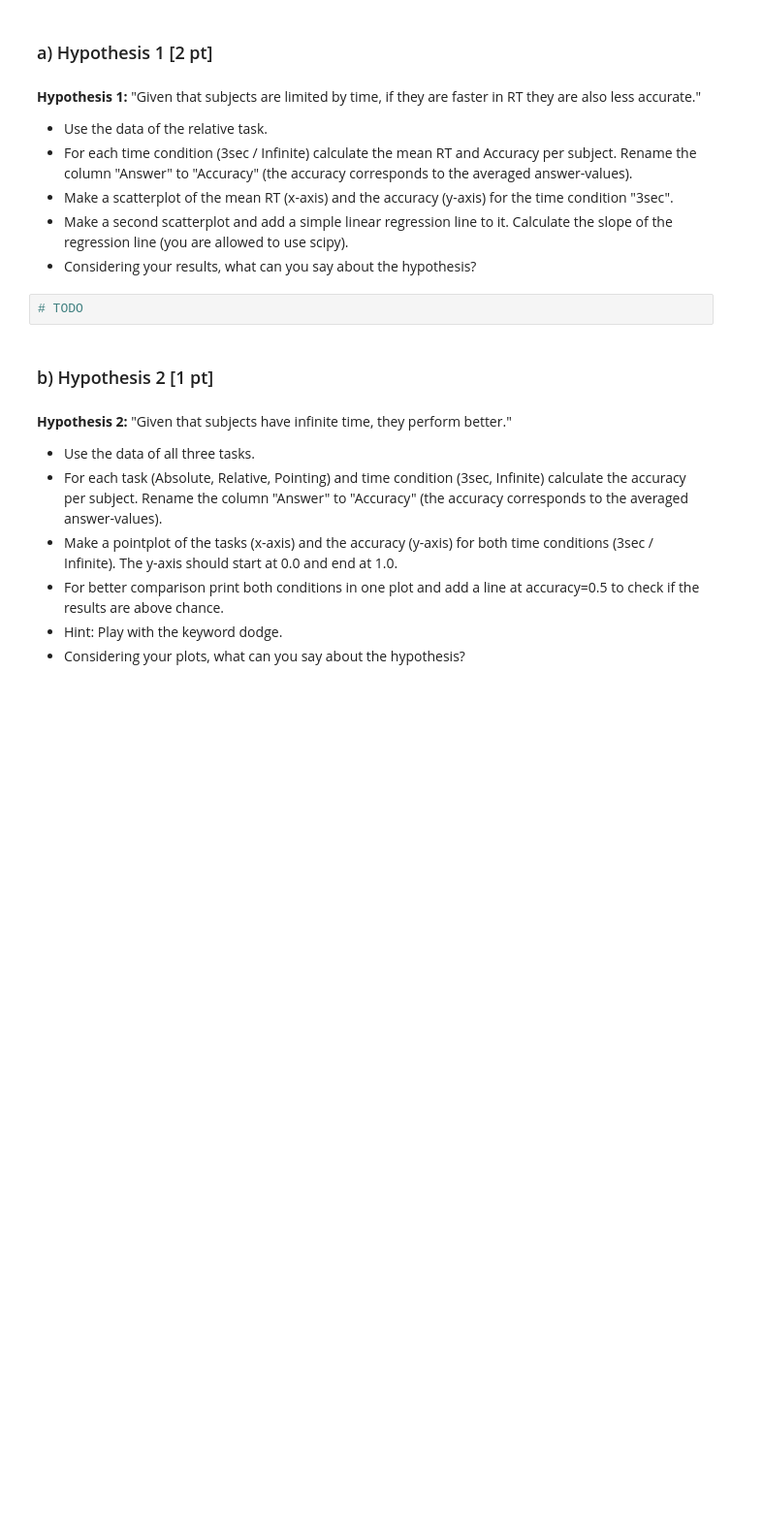
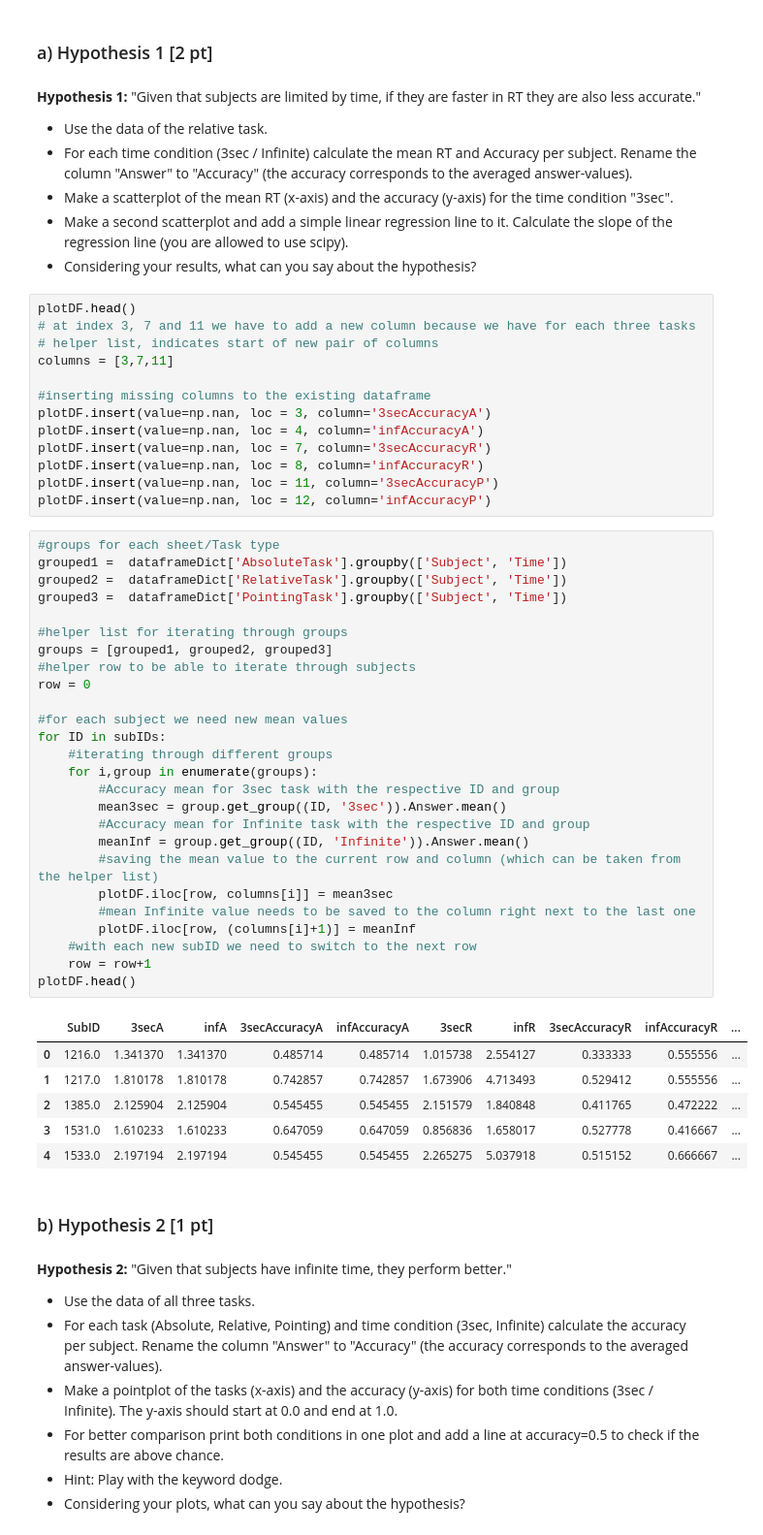
Before and after one commit to NBP-ACC/week-5-acc_5, a Jupyter notebook: sheet03.ipynb, the cells around one changed output. Shown at 97% size. Drawn from its saved outputs; the diff is of its cells as text; blank space fills up the shorter version.

```diff
--- a/sheet03.ipynb
+++ b/sheet03.ipynb
@@ -244,8 +244,52 @@ sns.violinplot(x=None, y=dataframeList[5]['ReactionTime'], ax=axes[5])
 - Make a scatterplot of the mean RT (x-axis) and the accuracy (y-axis) for the time condition "3sec".
 - Make a second scatterplot and add a simple linear regression line to it. Calculate the slope of the regression line (you are allowed to use scipy).
 - Considering your results, what can you say about the hypothesis?
-# %%
-# TODO
+# %%
+plotDF.head()
+# at index 3, 7 and 11 we have to add a new column because we have for each three tasks
+# helper list, indicates start of new pair of columns
+columns = [3,7,11]
+
+#inserting missing columns to the existing dataframe
+plotDF.insert(value=np.nan, loc = 3, column='3secAccuracyA')
+plotDF.insert(value=np.nan, loc = 4, column='infAccuracyA')
+plotDF.insert(value=np.nan, loc = 7, column='3secAccuracyR')
+plotDF.insert(value=np.nan, loc = 8, column='infAccuracyR')
+plotDF.insert(value=np.nan, loc = 11, column='3secAccuracyP')
+plotDF.insert(value=np.nan, loc = 12, column='infAccuracyP')
+# %%
+#groups for each sheet/Task type
+grouped1 =  dataframeDict['AbsoluteTask'].groupby(['Subject', 'Time'])
+grouped2 =  dataframeDict['RelativeTask'].groupby(['Subject', 'Time'])
+grouped3 =  dataframeDict['PointingTask'].groupby(['Subject', 'Time'])
+
+#helper list for iterating through groups
+groups = [grouped1, grouped2, grouped3]
+#helper row to be able to iterate through subjects
+row = 0
+
+#for each subject we need new mean values
+for ID in subIDs:
+    #iterating through different groups
+    for i,group in enumerate(groups):
+        #Accuracy mean for 3sec task with the respective ID and group
+        mean3sec = group.get_group((ID, '3sec')).Answer.mean()
+        #Accuracy mean for Infinite task with the respective ID and group
+        meanInf = group.get_group((ID, 'Infinite')).Answer.mean()
+        #saving the mean value to the current row and column (which can be taken from the helper list)
+        plotDF.iloc[row, columns[i]] = mean3sec
+        #mean Infinite value needs to be saved to the column right next to the last one
+        plotDF.iloc[row, (columns[i]+1)] = meanInf
+    #with each new subID we need to switch to the next row
+    row = row+1
+plotDF.head()
+# %% [output]
+|  | SubID | 3secA | infA | 3secAccuracyA | infAccuracyA | 3secR | infR | 3secAccuracyR | infAccuracyR | ... |
+| 0 | 1216.0 | 1.341370 | 1.341370 | 0.485714 | 0.485714 | 1.015738 | 2.554127 | 0.333333 | 0.555556 | ... |
+| 1 | 1217.0 | 1.810178 | 1.810178 | 0.742857 | 0.742857 | 1.673906 | 4.713493 | 0.529412 | 0.555556 | ... |
+| 2 | 1385.0 | 2.125904 | 2.125904 | 0.545455 | 0.545455 | 2.151579 | 1.840848 | 0.411765 | 0.472222 | ... |
+| 3 | 1531.0 | 1.610233 | 1.610233 | 0.647059 | 0.647059 | 0.856836 | 1.658017 | 0.527778 | 0.416667 | ... |
+| 4 | 1533.0 | 2.197194 | 2.197194 | 0.545455 | 0.545455 | 2.265275 | 5.037918 | 0.515152 | 0.666667 | ... |
 # %% [markdown]
 ### b) Hypothesis 2 [1 pt]
 # %% [markdown]
```
Also changed, not shown: parts of 3 cells of this notebook.
